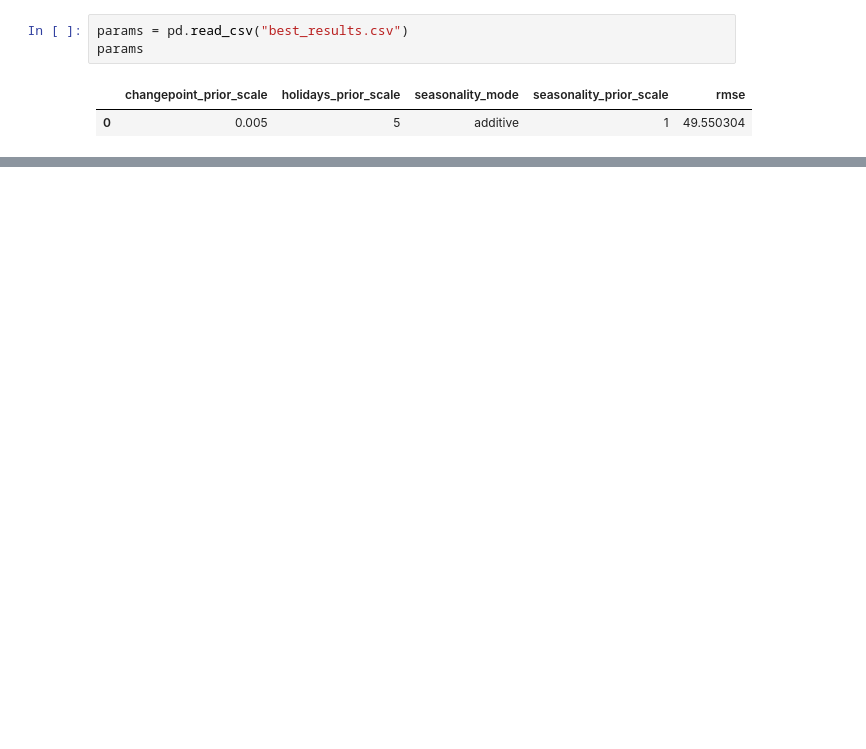
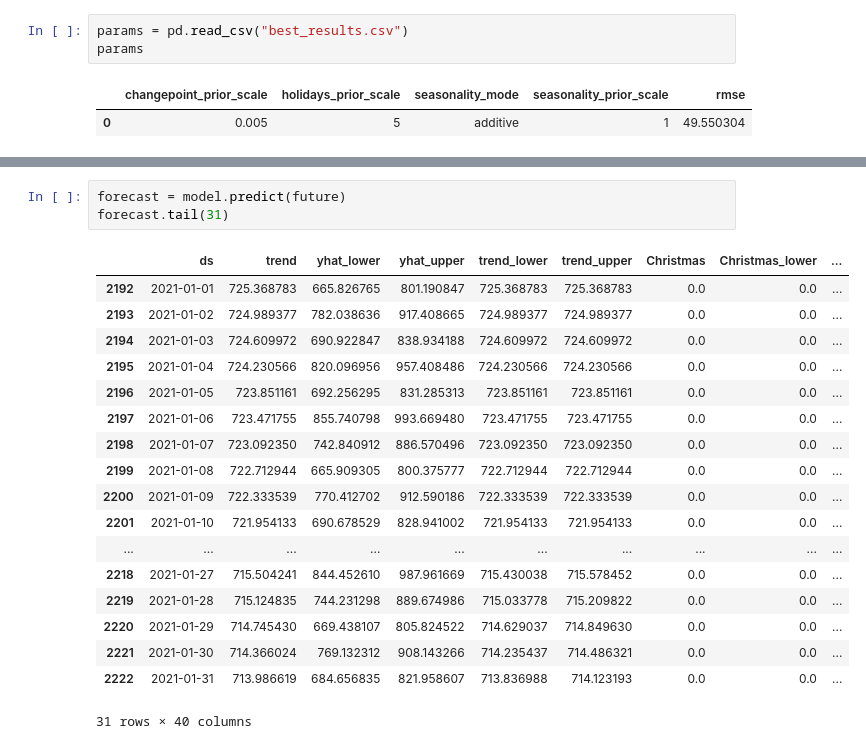
Before and after one commit to ultragorira/AI_and_ML, a Jupyter notebook: TimeSeries/ZTM_TimeSeries/Facebook_Prophet.ipynb, the cells around one changed output, grey strips where cells are left out. Drawn from its saved outputs; the diff is of its cells as text; blank space fills up the shorter version.

```diff
--- a/TimeSeries/ZTM_TimeSeries/Facebook_Prophet.ipynb
+++ b/TimeSeries/ZTM_TimeSeries/Facebook_Prophet.ipynb
@@ -361,0 +386,22 @@ model.fit(df)
+# %%
+forecast = model.predict(future)
+forecast.tail(31)
+# %% [output]
+|  | ds | trend | yhat_lower | yhat_upper | trend_lower | trend_upper | Christmas | Christmas_lower | ... |
+| 2192 | 2021-01-01 | 725.368783 | 665.826765 | 801.190847 | 725.368783 | 725.368783 | 0.0 | 0.0 | ... |
+| 2193 | 2021-01-02 | 724.989377 | 782.038636 | 917.408665 | 724.989377 | 724.989377 | 0.0 | 0.0 | ... |
+| 2194 | 2021-01-03 | 724.609972 | 690.922847 | 838.934188 | 724.609972 | 724.609972 | 0.0 | 0.0 | ... |
+| 2195 | 2021-01-04 | 724.230566 | 820.096956 | 957.408486 | 724.230566 | 724.230566 | 0.0 | 0.0 | ... |
+| 2196 | 2021-01-05 | 723.851161 | 692.256295 | 831.285313 | 723.851161 | 723.851161 | 0.0 | 0.0 | ... |
+| 2197 | 2021-01-06 | 723.471755 | 855.740798 | 993.669480 | 723.471755 | 723.471755 | 0.0 | 0.0 | ... |
+| 2198 | 2021-01-07 | 723.092350 | 742.840912 | 886.570496 | 723.092350 | 723.092350 | 0.0 | 0.0 | ... |
+| 2199 | 2021-01-08 | 722.712944 | 665.909305 | 800.375777 | 722.712944 | 722.712944 | 0.0 | 0.0 | ... |
+| 2200 | 2021-01-09 | 722.333539 | 770.412702 | 912.590186 | 722.333539 | 722.333539 | 0.0 | 0.0 | ... |
+| 2201 | 2021-01-10 | 721.954133 | 690.678529 | 828.941002 | 721.954133 | 721.954133 | 0.0 | 0.0 | ... |
+| ... | ... | ... | ... | ... | ... | ... | ... | ... | ... |
+| 2218 | 2021-01-27 | 715.504241 | 844.452610 | 987.961669 | 715.430038 | 715.578452 | 0.0 | 0.0 | ... |
+| 2219 | 2021-01-28 | 715.124835 | 744.231298 | 889.674986 | 715.033778 | 715.209822 | 0.0 | 0.0 | ... |
+| 2220 | 2021-01-29 | 714.745430 | 669.438107 | 805.824522 | 714.629037 | 714.849630 | 0.0 | 0.0 | ... |
+| 2221 | 2021-01-30 | 714.366024 | 769.132312 | 908.143266 | 714.235437 | 714.486321 | 0.0 | 0.0 | ... |
+| 2222 | 2021-01-31 | 713.986619 | 684.656835 | 821.958607 | 713.836988 | 714.123193 | 0.0 | 0.0 | ... |
+31 rows × 40 columns
```
Also changed, not shown: parts of 8 cells of this notebook.
